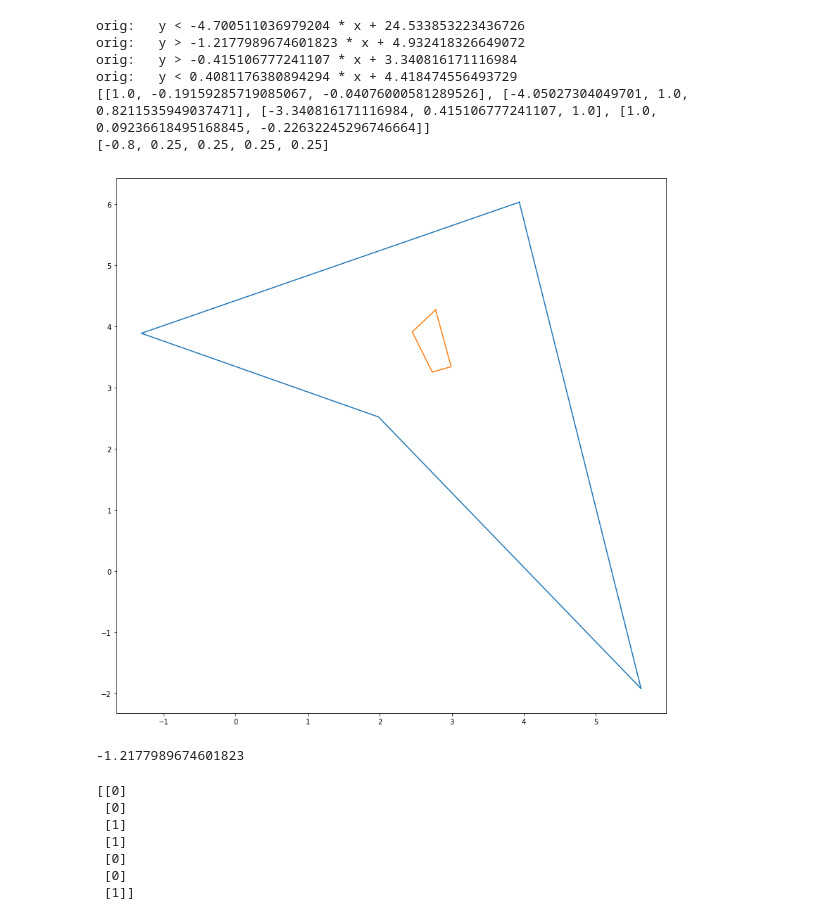
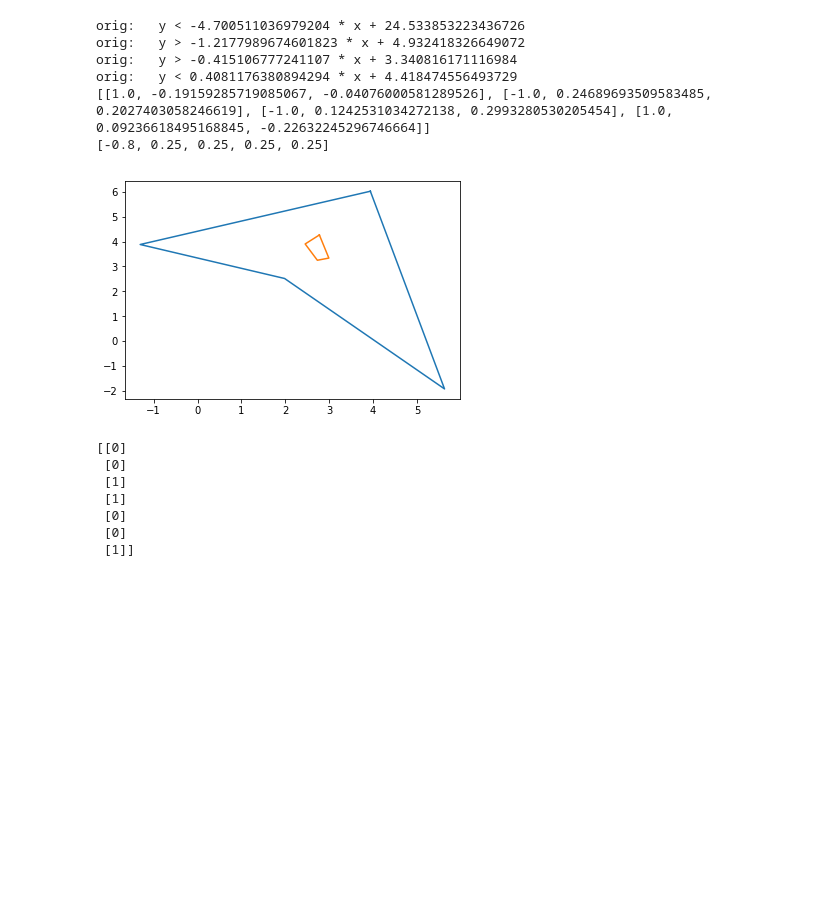
Before and after one commit to s17k/Inf2bcwk1, a Jupyter notebook: task2.ipynb, the cells around one changed output. Saved outputs shown, nothing was run; the diff lists cells and outputs as text; code cells hidden in the pictures; blank space fills up the shorter version.

```diff
--- a/task2.ipynb
+++ b/task2.ipynb
@@ -39,39 +40,34 @@ ys2 = [c[1] for c in coords2]
 first_layer = []
 for i in range(4):
     dx = xs[i+1]-xs[i]
     dy = ys[i+1]-ys[i]
     a = dy/dx
     b = ys[i] - a*xs[i]
     print(f"orig:   y {'<' if i in [0,3] else '>'} {a} * x + {b}")
     if i in [0,3]:
         w0, wx, wy = b, a, (-1)
     else:
         w0, wx, wy = -b, -a, 1
 
     #print(f'tran:   0 < {wx}*x + {wy}*y + {w0}')
-    norm_const = abs(max(wx,wy,w0))
+    norm_const = max(abs(wx),abs(wy),abs(w0))
     wx, wy, w0 = wx/norm_const, wy/norm_const, w0/norm_const
     #print(f'stan:   0 < {wx}*x + {wy}*y + {w0}')
     first_layer.append([w0,wx,wy])
 
 plt.plot(xs,ys)
 plt.plot(xs2,ys2)
 plt.savefig('task2_polygons.png')
 
 print(first_layer)
 upper_neuron = [-4/5, 1/4, 1/4, 1/4, 1/4]
 print(upper_neuron)
 # %% [output]
 orig:   y < -4.700511036979204 * x + 24.533853223436726
 orig:   y > -1.2177989674601823 * x + 4.932418326649072
 orig:   y > -0.415106777241107 * x + 3.340816171116984
 orig:   y < 0.4081176380894294 * x + 4.418474556493729
-[[1.0, -0.19159285719085067, -0.04076000581289526], [-4.05027304049701, 1.0, 0.8211535949037471], [-3.340816171116984, 0.415106777241107, 1.0], [1.0, 0.09236618495168845, -0.22632245296746664]]
+[[1.0, -0.19159285719085067, -0.04076000581289526], [-1.0, 0.24689693509583485, 0.2027403058246619], [-1.0, 0.1242531034272138, 0.2993280530205454], [1.0, 0.09236618495168845, -0.22632245296746664]]
 [-0.8, 0.25, 0.25, 0.25, 0.25]
-[figure, old version]
+[figure, new version]
-# %%
-d = numpy.asarray(coords[2]) - numpy.asarray(coords[1])
-d[1]/d[0]
-# %% [output]
--1.2177989674601823
 # %%
```
Also changed, not shown: parts of 9 cells of this notebook, 5 other files.
